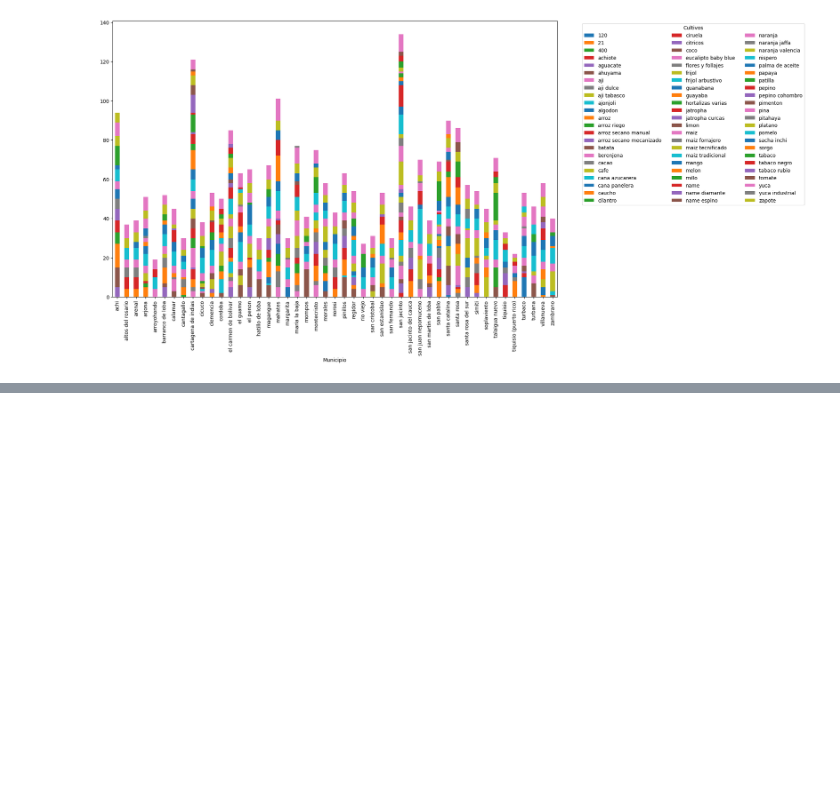
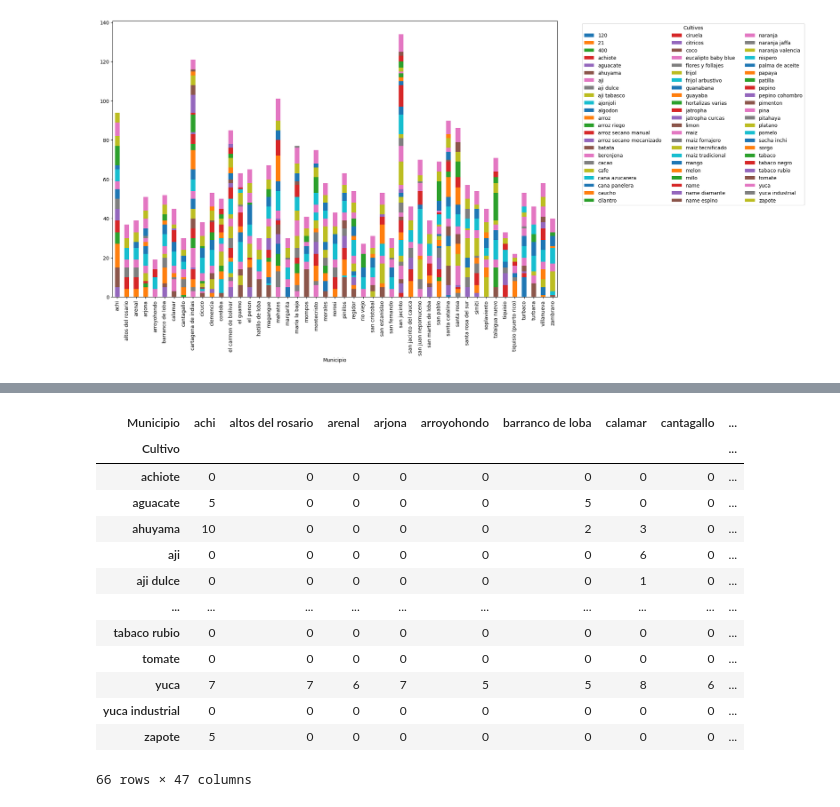
Before and after one commit to JosePimienta/utb_agricultura, a Jupyter notebook: Agricultura.ipynb, the cells around one changed output, grey strips where cells are left out. Saved outputs shown, nothing was run; the diff lists cells and outputs as text; code cells hidden in the pictures; blank space fills up the shorter version.

```diff
--- a/Agricultura.ipynb
+++ b/Agricultura.ipynb
@@ -209,0 +235,19 @@ plt.show()
+# %%
+# Tabla Cruzada
+tabla_cruzada = pd.crosstab(df['Cultivo'], df['Municipio'])
+tabla_cruzada
+# %% [output]
+| Municipio | achi | altos del rosario | arenal | arjona | arroyohondo | barranco de loba | calamar | cantagallo | ... |
+| Cultivo |  |  |  |  |  |  |  |  | ... |
+| achiote | 0 | 0 | 0 | 0 | 0 | 0 | 0 | 0 | ... |
+| aguacate | 5 | 0 | 0 | 0 | 0 | 5 | 0 | 0 | ... |
+| ahuyama | 10 | 0 | 0 | 0 | 0 | 2 | 3 | 0 | ... |
+| aji | 0 | 0 | 0 | 0 | 0 | 0 | 6 | 0 | ... |
+| aji dulce | 0 | 0 | 0 | 0 | 0 | 0 | 1 | 0 | ... |
+| ... | ... | ... | ... | ... | ... | ... | ... | ... | ... |
+| tabaco rubio | 0 | 0 | 0 | 0 | 0 | 0 | 0 | 0 | ... |
+| tomate | 0 | 0 | 0 | 0 | 0 | 0 | 0 | 0 | ... |
+| yuca | 7 | 7 | 6 | 7 | 5 | 5 | 8 | 6 | ... |
+| yuca industrial | 0 | 0 | 0 | 0 | 0 | 0 | 0 | 0 | ... |
+| zapote | 5 | 0 | 0 | 0 | 0 | 0 | 0 | 0 | ... |
+66 rows × 47 columns
```
Also changed, not shown: parts of 5 cells of this notebook.
